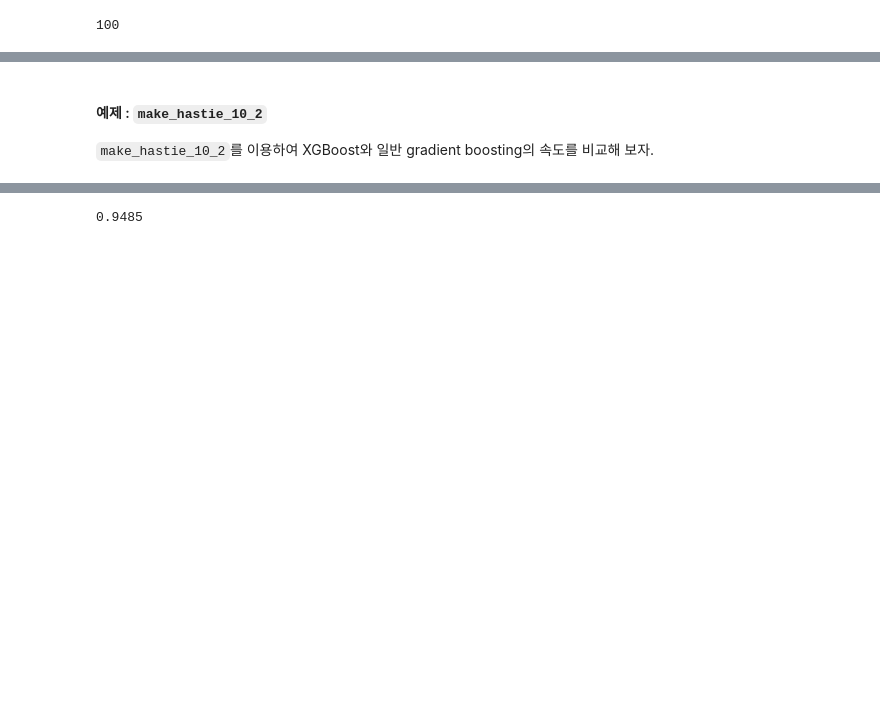
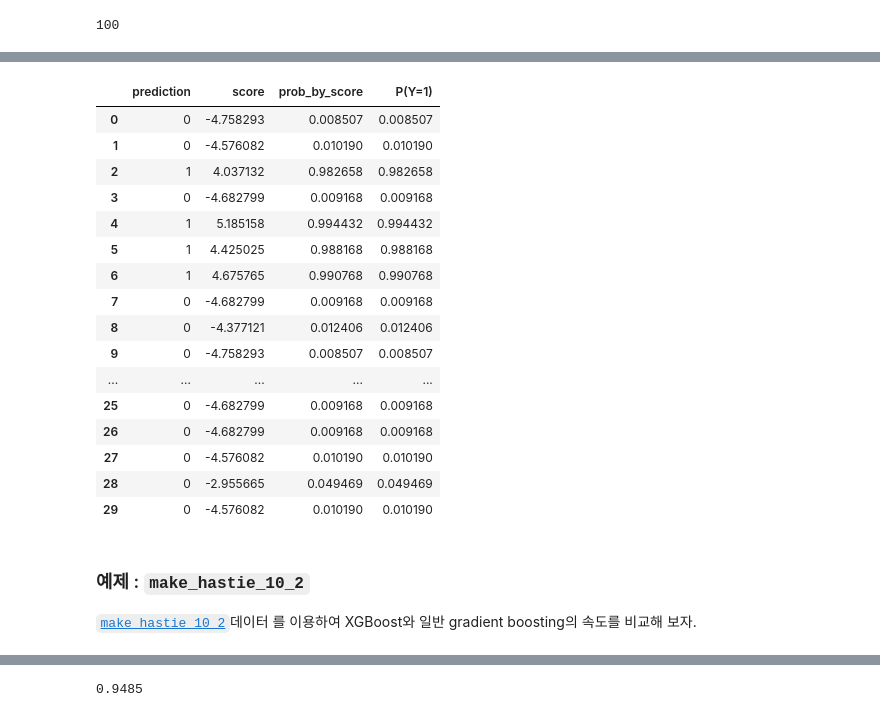
Before and after one commit to ksublee/MP, a Jupyter notebook: 06. XGBoost.ipynb, the cells around one changed output, grey strips where cells are left out. Cells and saved outputs as stored; diff of their text form; code cells hidden in the pictures; blank space fills up the shorter version.

```diff
--- a/06. XGBoost.ipynb
+++ b/06. XGBoost.ipynb
@@ -539,7 +585,41 @@ print(tree_list[1])
+# %%
+df_tree_d = xg_clf_d.get_booster().trees_to_dataframe()
+applied_d = xg_clf_d.apply(df_X_test)
+score_list_d = []
+for i in range(0, X_test.shape[0]):
+    total_score = 0
+    for j in range(xg_clf_d.n_estimators):
+        selected_raw = df_tree_d[df_tree_d["ID"] == f"{j}-" + str(int(applied_d[i, j]))]
+        total_score += selected_raw.iloc[0]["Gain"]
+
+    score_list_d.append(total_score)
+
+
+prob = 1/(1 + np.exp(-np.array(score_list_d)))
+pd.DataFrame({"prediction": xg_clf_d.predict(X_test), "score": score_list_d, "prob_by_score" : prob, \
+              "P(Y=1)" : xg_clf_d.predict_proba(X_test)[:,1].reshape(-1)})
+# %% [output]
+|  | prediction | score | prob_by_score | P(Y=1) |
+| 0 | 0 | -4.758293 | 0.008507 | 0.008507 |
+| 1 | 0 | -4.576082 | 0.010190 | 0.010190 |
+| 2 | 1 | 4.037132 | 0.982658 | 0.982658 |
+| 3 | 0 | -4.682799 | 0.009168 | 0.009168 |
+| 4 | 1 | 5.185158 | 0.994432 | 0.994432 |
+| 5 | 1 | 4.425025 | 0.988168 | 0.988168 |
+| 6 | 1 | 4.675765 | 0.990768 | 0.990768 |
+| 7 | 0 | -4.682799 | 0.009168 | 0.009168 |
+| 8 | 0 | -4.377121 | 0.012406 | 0.012406 |
+| 9 | 0 | -4.758293 | 0.008507 | 0.008507 |
+| ... | ... | ... | ... | ... |
+| 25 | 0 | -4.682799 | 0.009168 | 0.009168 |
+| 26 | 0 | -4.682799 | 0.009168 | 0.009168 |
+| 27 | 0 | -4.576082 | 0.010190 | 0.010190 |
+| 28 | 0 | -2.955665 | 0.049469 | 0.049469 |
+| 29 | 0 | -4.576082 | 0.010190 | 0.010190 |
 # %% [markdown]
-#### 예제 : `make_hastie_10_2`
+### 예제 : `make_hastie_10_2`
 
-`make_hastie_10_2`를 이용하여 XGBoost와 일반 gradient boosting의 속도를 비교해 보자.
+[`make_hastie_10_2`](https://scikit-learn.org/stable/modules/generated/sklearn.datasets.make_hastie_10_2.html)데이터 를 이용하여 XGBoost와 일반 gradient boosting의 속도를 비교해 보자.
 # %%
 from sklearn import datasets
 
```
Also changed, not shown: parts of 60 cells of this notebook, 2 other files.
